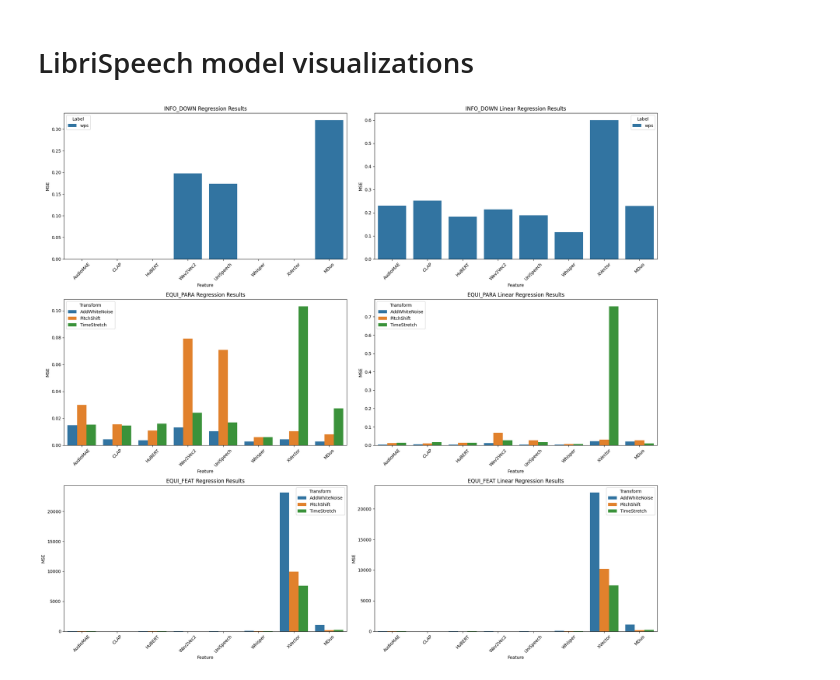
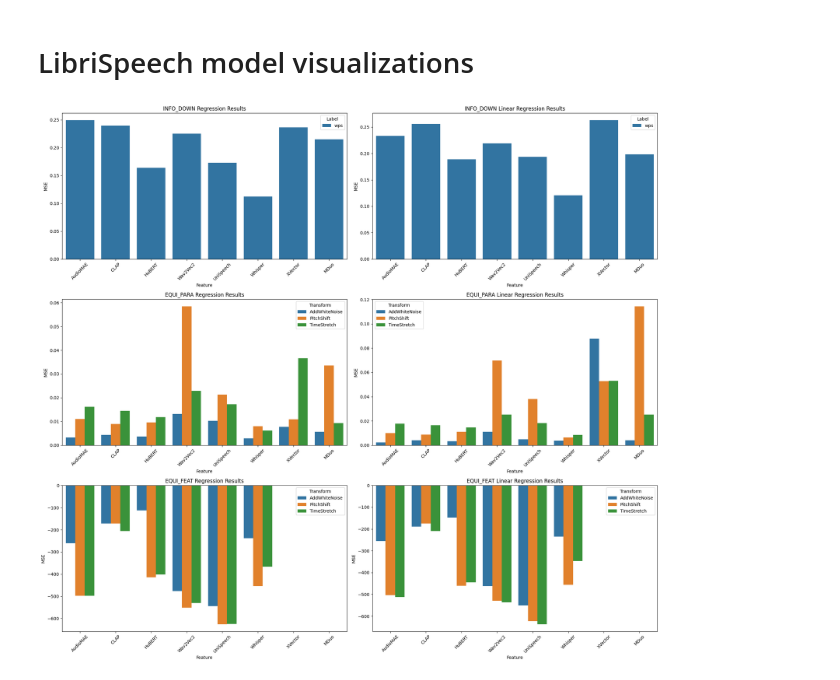
Before and after one commit to lauraibnz/synesis, a Jupyter notebook: vis/visualize_librispeech.ipynb, the cells around one changed output. Cells and saved outputs as stored; diff of their text form; code cells hidden in the pictures.

```diff
--- a/vis/visualize_librispeech.ipynb
+++ b/vis/visualize_librispeech.ipynb
@@ -7,8 +7,14 @@ import json
 import matplotlib.pyplot as plt
 import pandas as pd
 import seaborn as sns
+from pathlib import Path
+import sys
+project_root = Path.cwd().parent
+sys.path.append(str(project_root))
 
-with open("../results/LibriSpeech_results.json", "r") as f:
+from config.features import configs as feature_configs
+
+with open(project_root / "results/LibriSpeech_results_trial.json", "r") as f:
     results = json.load(f)
 # %%
 # Define consistent feature order
@@ -43,7 +49,7 @@ for run_name, metrics in results.items():
         feature = next((f for f in feature_order if f in run_name), None)
         label = next((l for l in ["wps"] if l in run_name), None)
         if feature and label:
-            scaled_mse = metrics["MSE"] / LABEL_SCALING[label]
+            scaled_mse = metrics["mse"] / LABEL_SCALING[label]
             if "linear" in run_name:
                 info_data["linear"].append(
                     {"Feature": feature, "Label": label, "MSE": scaled_mse}
@@ -131,7 +137,8 @@ for run_name, metrics in results.items():
             None,
         )
         if feature and transform:
-            scaled_mse = metrics["avg_l2_distance"]
+            # Normalize MSE by feature dimension
+            scaled_mse = metrics["mse"] / feature_configs[feature]["feature_dim"]
             if "linear" in run_name:
                 feat_data["linear"].append(
                     {"Feature": feature, "Transform": transform, "MSE": scaled_mse}
@@ -140,31 +147,31 @@ for run_name, metrics in results.items():
                 feat_data["nonlinear"].append(
                     {"Feature": feature, "Transform": transform, "MSE": scaled_mse}
                 )
 
 df_feat_nonlinear = pd.DataFrame(feat_data["nonlinear"])
 df_feat_linear = pd.DataFrame(feat_data["linear"])
 sns.barplot(
     data=df_feat_nonlinear,
     x="Feature",
     y="MSE",
     hue="Transform",
     ax=ax5,
     order=feature_order,
 )
 sns.barplot(
     data=df_feat_linear,
     x="Feature",
     y="MSE",
     hue="Transform",
     ax=ax6,
     order=feature_order,
 )
 ax5.set_title("EQUI_FEAT Regression Results")
 ax6.set_title("EQUI_FEAT Linear Regression Results")
 ax5.tick_params(axis="x", rotation=45)
 ax6.tick_params(axis="x", rotation=45)
 
 plt.tight_layout()
 plt.show()
 # %% [output]
-[figure, old version]
+[figure, new version]
```
